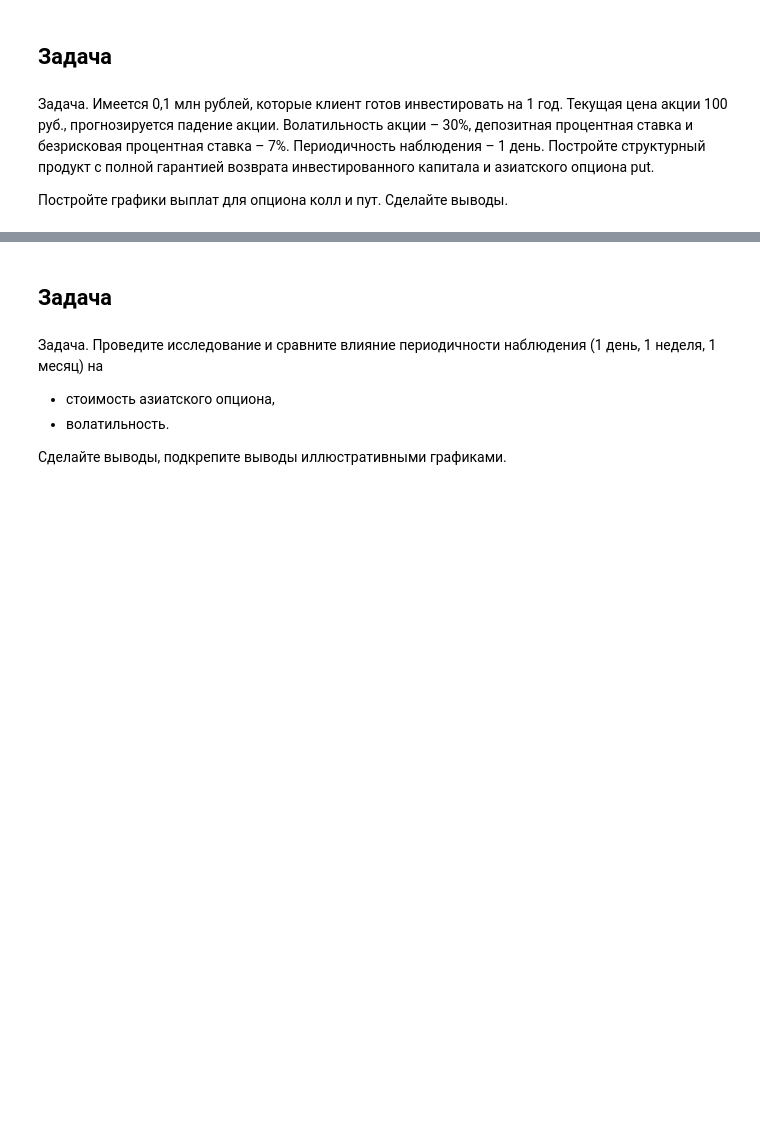
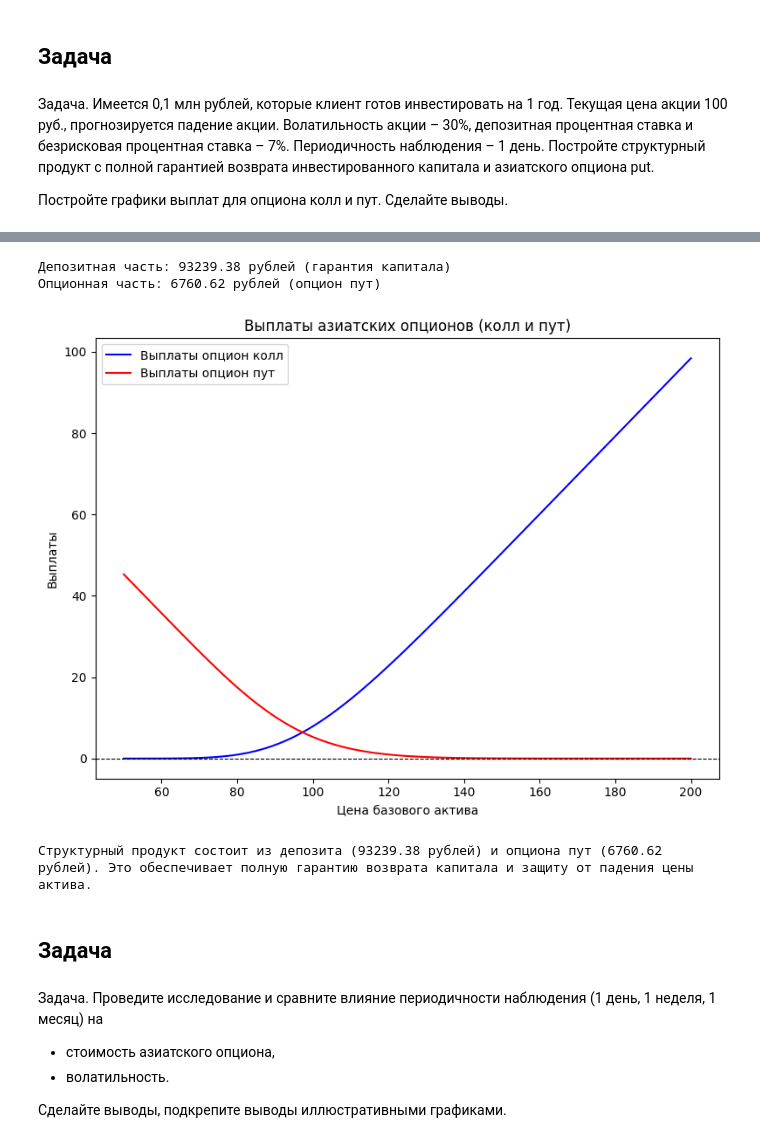
Before and after one commit to AstemirGongapshev/GSFP_2024, a Jupyter notebook: lab_2_GSFP/lab_2c_GSFP.ipynb, the cells around one changed output, grey strips where cells are left out. Cells and saved outputs as stored; diff of their text form; code cells hidden in the pictures; blank space fills up the shorter version.

```diff
--- a/lab_2_GSFP/lab_2c_GSFP.ipynb
+++ b/lab_2_GSFP/lab_2c_GSFP.ipynb
@@ -154,3 +69,66 @@ Participation Rate (PR) for Call Option = 85.5%
+# %%
+
+def Geometric_Average_Rate_Call(S, K, T, r, b, sigma):
+    sigmaA = sigma / np.sqrt(3)
+    bA = (b - sigma**2 / 6) / 2
+    d1 = (np.log(S / K) + (bA + sigmaA**2 / 2) * T) / (sigmaA * np.sqrt(T))
+    d2 = d1 - sigmaA * np.sqrt(T)
+    return S * np.exp((bA - r) * T) * norm.cdf(d1) - K * np.exp(-r * T) * norm.cdf(d2)
+
+
+def Geometric_Average_Rate_Put(S, K, T, r, b, sigma):
+    sigmaA = sigma / np.sqrt(3)
+    bA = (b - sigma**2 / 6) / 2
+    d1 = (np.log(S / K) + (bA + sigmaA**2 / 2) * T) / (sigmaA * np.sqrt(T))
+    d2 = d1 - sigmaA * np.sqrt(T)
+    return K * np.exp(-r * T) * norm.cdf(-d2) - S * np.exp((bA - r) * T) * norm.cdf(-d1)
+
+
+N = 100000
+T = 1
+S = 100
+K = 100
+r = 0.07 / T
+sigma = 0.3 / np.sqrt(T)
+
+deposit_part = N * np.exp(-r * T)
+risk_part = N - deposit_part
+print(f"Депозитная часть: {deposit_part:.2f} рублей (гарантия капитала)")
+
+
+put_price = Geometric_Average_Rate_Put(S, K, T, r, r, sigma)
+num_options = risk_part / put_price
+print(f"Опционная часть: {risk_part:.2f} рублей (опцион пут)")
+
+
+S_grid = np.linspace(S * 0.5, S * 2, 100)
+
+
+asian_c = Geometric_Average_Rate_Call(S_grid, K, T, r, r, sigma)
+asian_p = Geometric_Average_Rate_Put(S_grid, K, T, r, r, sigma)
+
+
+plt.figure(figsize=(8, 6))
+plt.plot(S_grid, asian_c, label='Выплаты опцион колл', color='blue')
+plt.plot(S_grid, asian_p, label='Выплаты опцион пут', color='red')
+plt.title('Выплаты азиатских опционов (колл и пут)')
+plt.xlabel('Цена базового актива')
+plt.ylabel('Выплаты')
+plt.axhline(0, color='black', linewidth=0.8, linestyle='--')
+plt.legend()
+
+plt.tight_layout()
+plt.show()
+
+
+print(f"Структурный продукт состоит из депозита ({deposit_part:.2f} рублей) "
+      f"и опциона пут ({risk_part:.2f} рублей). Это обеспечивает полную "
+      f"гарантию возврата капитала и защиту от падения цены актива.")
+# %% [output]
+Депозитная часть: 93239.38 рублей (гарантия капитала)
+Опционная часть: 6760.62 рублей (опцион пут)
+[figure, added]
+Структурный продукт состоит из депозита (93239.38 рублей) и опциона пут (6760.62 рублей). Это обеспечивает полную гарантию возврата капитала и защиту от падения цены актива.
 # %% [markdown]
 ## Задача
 # %% [markdown]
```
Also changed, not shown: parts of 5 cells of this notebook.
